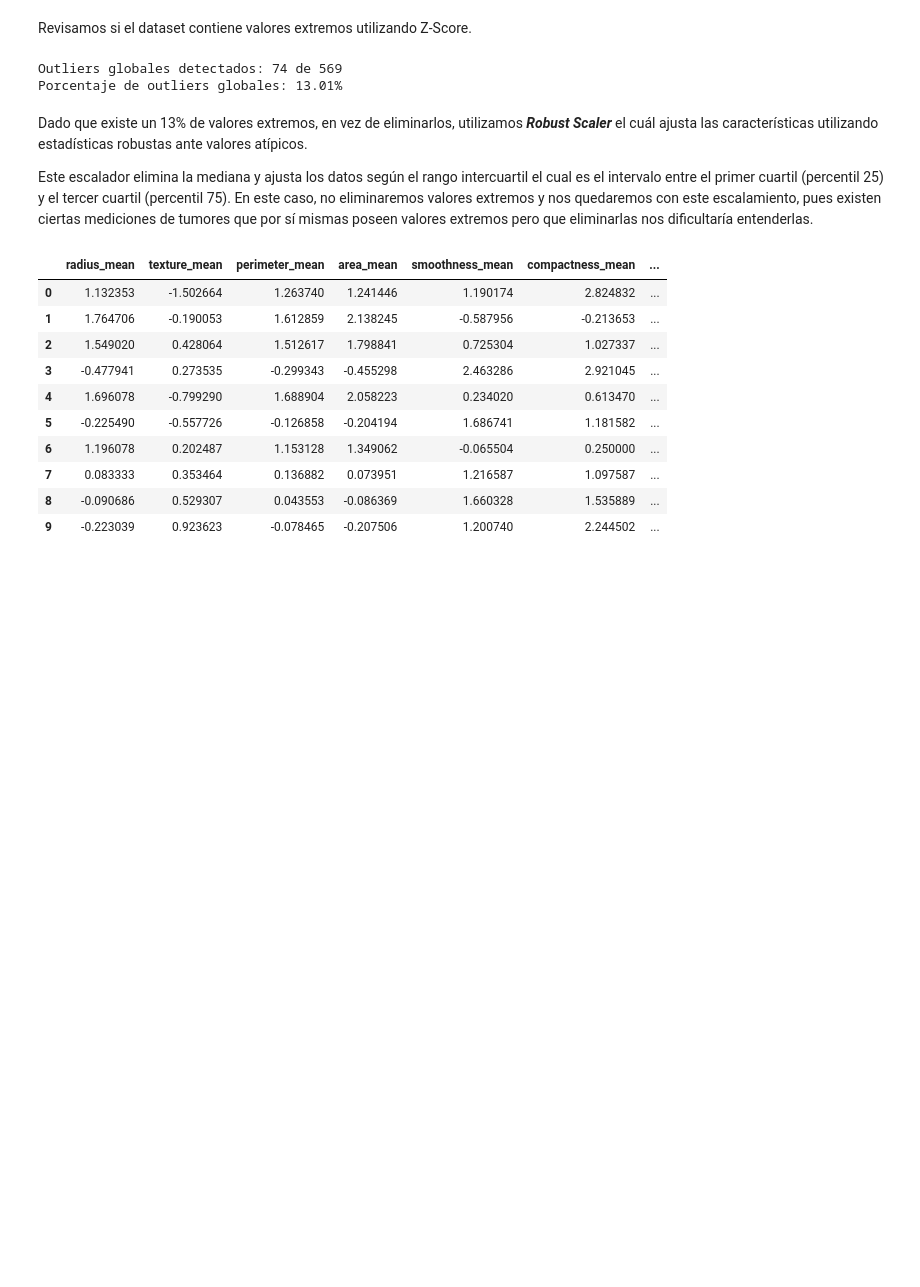
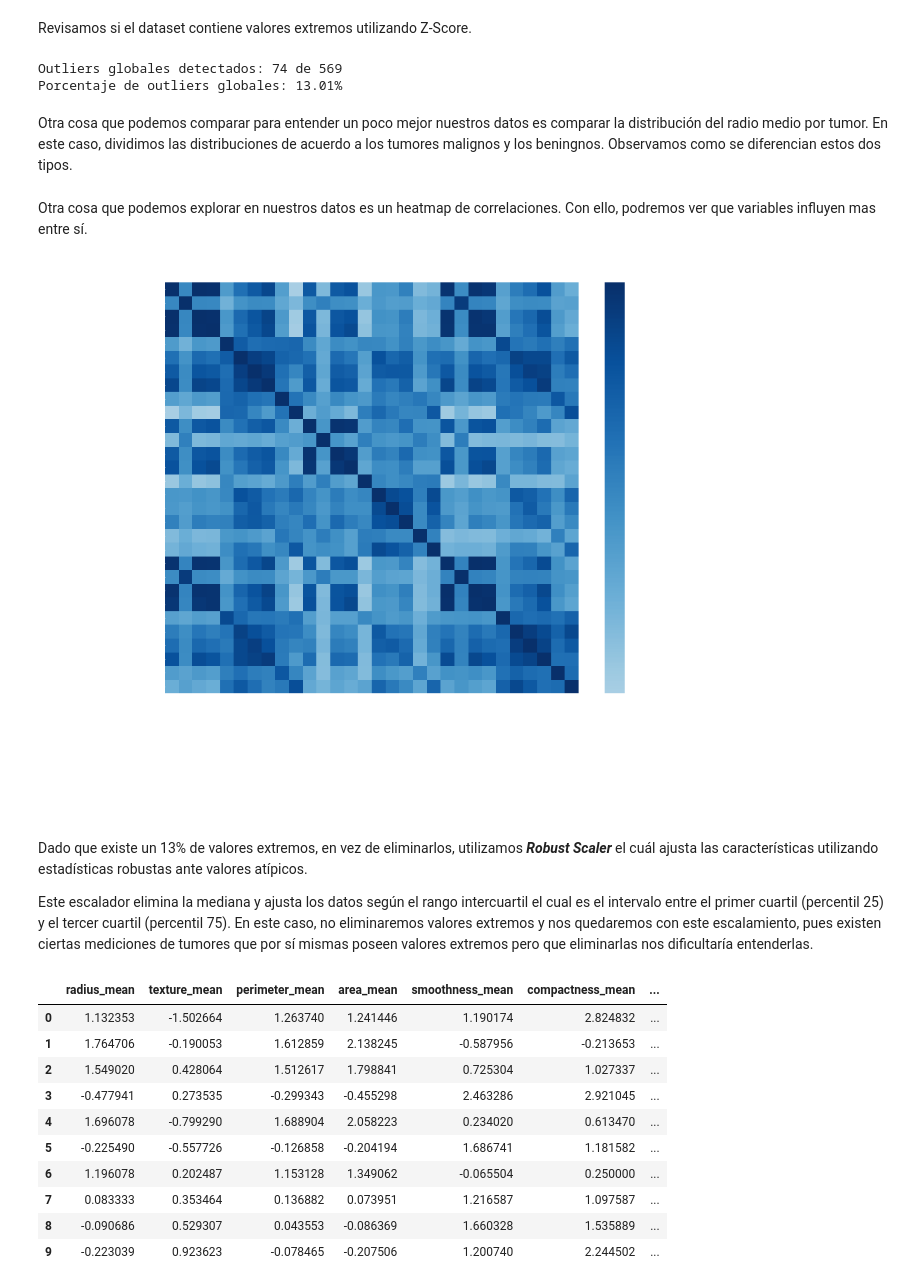
Before and after one commit to AuriRaven/Unsupervised_Learning, a Jupyter notebook: Practica_1.ipynb, the cells around one changed output. Drawn from its saved outputs; the diff is of its cells as text; code cells hidden in the pictures; blank space fills up the shorter version.

```diff
--- a/Practica_1.ipynb
+++ b/Practica_1.ipynb
@@ -547,3 +591,5 @@ print(f"Porcentaje de outliers globales: {(outliers_global.sum() / len(df_2)) *
 # %% [output]
 Outliers globales detectados: 74 de 569
 Porcentaje de outliers globales: 13.01%
+# %% [markdown]
+Otra cosa que podemos comparar para entender un poco mejor nuestros datos es comparar la distribución del radio medio por tumor. En este caso, dividimos las distribuciones de acuerdo a los tumores malignos y los beningnos. Observamos como se diferencian estos dos tipos.
@@ -550,3 +606,16 @@ Porcentaje de outliers globales: 13.01%
+# %% [markdown]
+Otra cosa que podemos explorar en nuestros datos es un heatmap de correlaciones. Con ello, podremos ver que variables influyen mas entre sí.
+# %%
+import seaborn as sns
+import matplotlib.pyplot as plt
+
+plt.figure(figsize=(10, 8))
+plt.style.use('dark_background')
+sns.heatmap(df_2.corr(), cmap='Blues', center=0)
+plt.title('Mapa de calor de correlaciones')
+plt.show()
+# %% [output]
+[figure, added]
 # %% [markdown]
 Dado que existe un 13% de valores extremos, en vez de eliminarlos, utilizamos ***Robust Scaler*** el cuál ajusta las características utilizando estadísticas robustas ante valores atípicos.
 
```
Also changed, not shown: parts of 7 cells of this notebook.
